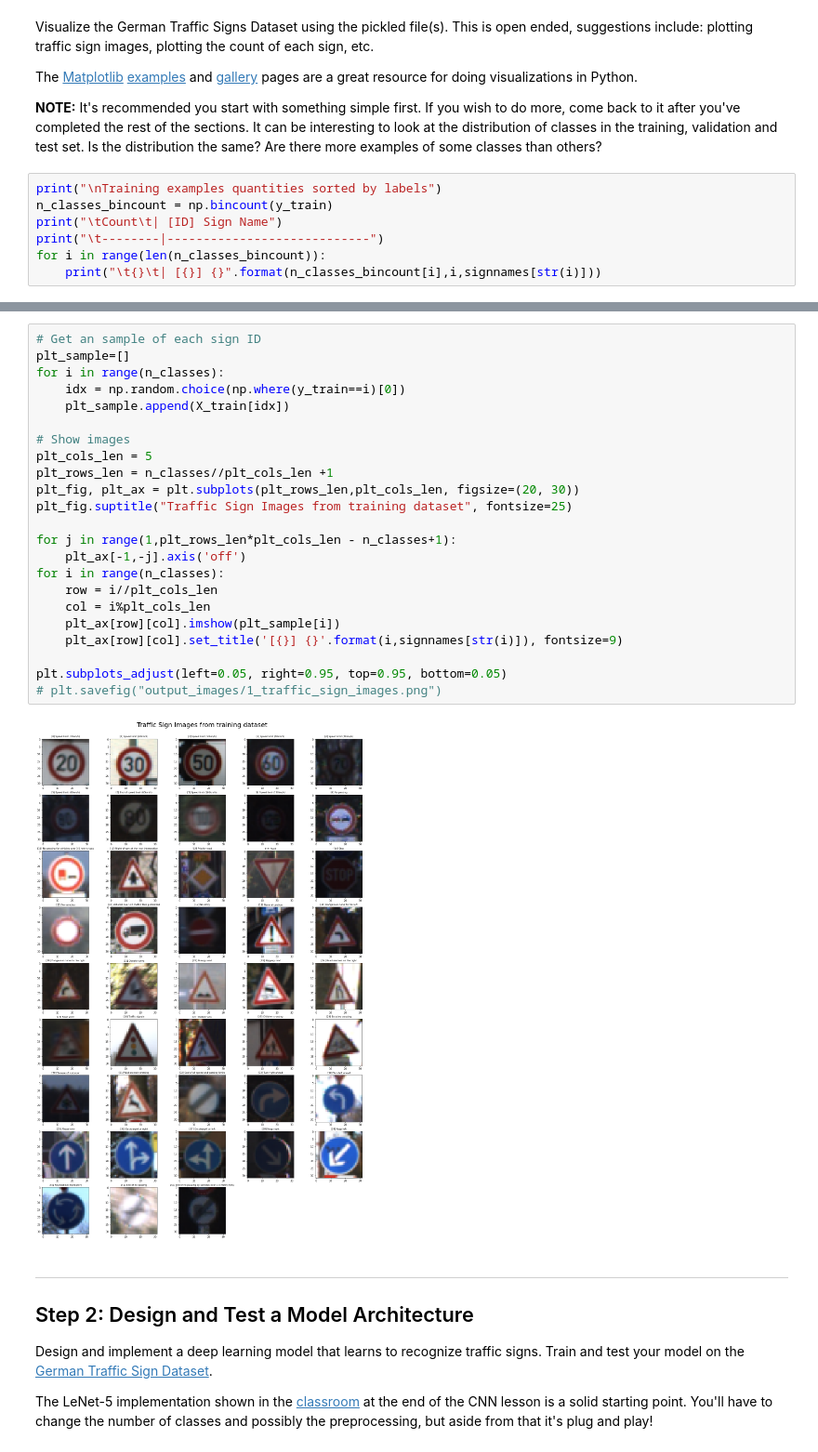
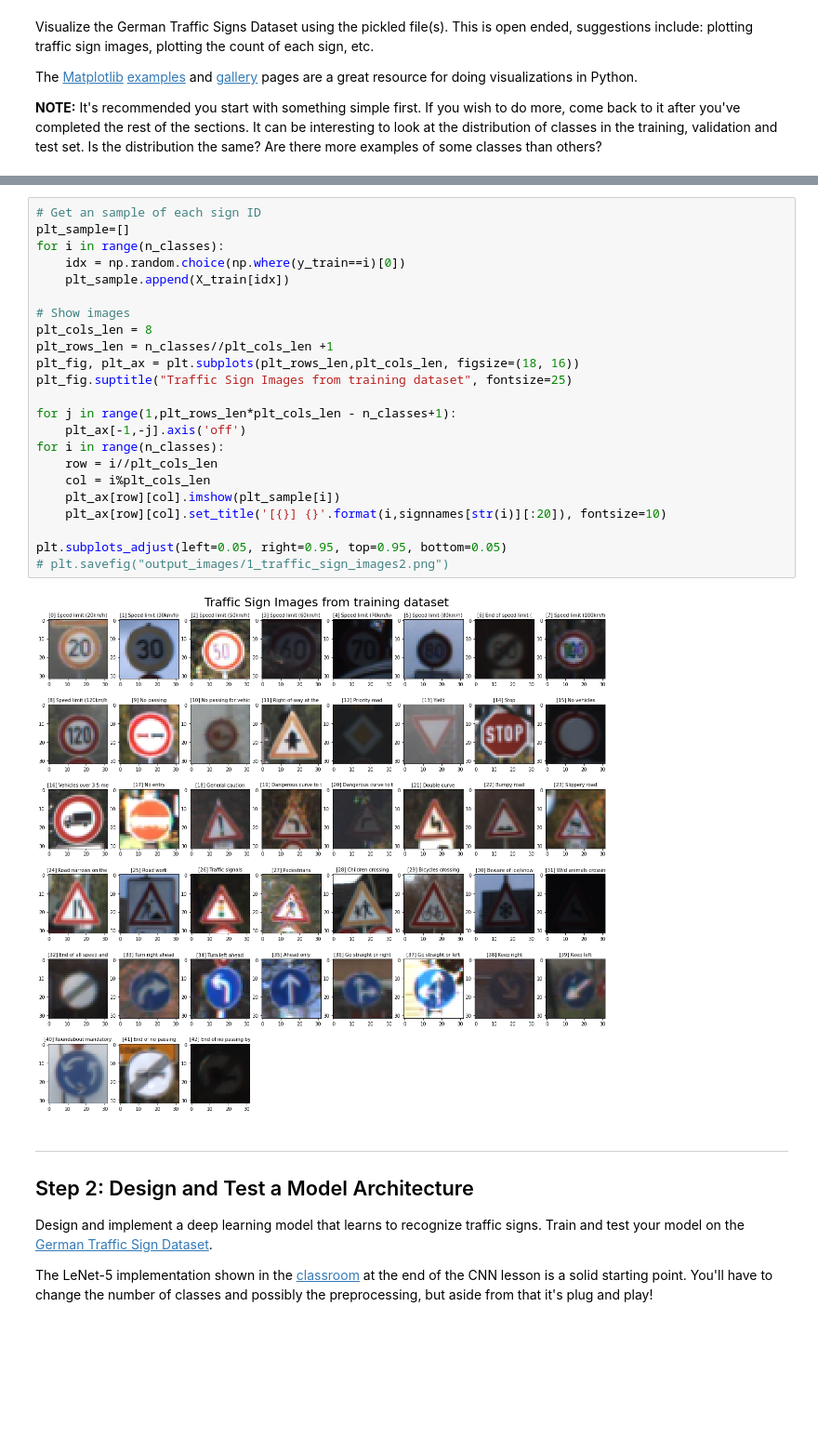
Before and after one commit to rodriguesrenato/CarND-Traffic-Sign-Classifier-Project, a Jupyter notebook: Traffic_Sign_Classifier.ipynb, the cells around one changed output, grey strips where cells are left out. Shown at 93% size. Saved outputs shown, nothing was run; the diff lists cells and outputs as text; blank space fills up the shorter version.

```diff
--- a/Traffic_Sign_Classifier.ipynb
+++ b/Traffic_Sign_Classifier.ipynb
@@ -97,10 +100,3 @@ Visualize the German Traffic Signs Dataset using the pickled file(s). This is op
 The [Matplotlib](http://matplotlib.org/) [examples](http://matplotlib.org/examples/index.html) and [gallery](http://matplotlib.org/gallery.html) pages are a great resource for doing visualizations in Python.
 
 **NOTE:** It's recommended you start with something simple first. If you wish to do more, come back to it after you've completed the rest of the sections. It can be interesting to look at the distribution of classes in the training, validation and test set. Is the distribution the same? Are there more examples of some classes than others?
-# %%
-print("\nTraining examples quantities sorted by labels")
-n_classes_bincount = np.bincount(y_train)
-print("\tCount\t| [ID] Sign Name")
-print("\t--------|----------------------------")
-for i in range(len(n_classes_bincount)):
-    print("\t{}\t| [{}] {}".format(n_classes_bincount[i],i,signnames[str(i)]))
@@ -131,28 +146,28 @@ import matplotlib.pyplot as plt
 # %%
 # Get an sample of each sign ID
 plt_sample=[]
 for i in range(n_classes):
     idx = np.random.choice(np.where(y_train==i)[0])
     plt_sample.append(X_train[idx])
 
 # Show images
-plt_cols_len = 5
+plt_cols_len = 8
 plt_rows_len = n_classes//plt_cols_len +1
-plt_fig, plt_ax = plt.subplots(plt_rows_len,plt_cols_len, figsize=(20, 30))
+plt_fig, plt_ax = plt.subplots(plt_rows_len,plt_cols_len, figsize=(18, 16))
 plt_fig.suptitle("Traffic Sign Images from training dataset", fontsize=25)
 
 for j in range(1,plt_rows_len*plt_cols_len - n_classes+1):
     plt_ax[-1,-j].axis('off')
 for i in range(n_classes):
     row = i//plt_cols_len
     col = i%plt_cols_len
     plt_ax[row][col].imshow(plt_sample[i])
-    plt_ax[row][col].set_title('[{}] {}'.format(i,signnames[str(i)]), fontsize=9)
+    plt_ax[row][col].set_title('[{}] {}'.format(i,signnames[str(i)][:20]), fontsize=10)
 
 plt.subplots_adjust(left=0.05, right=0.95, top=0.95, bottom=0.05)
-# plt.savefig("output_images/1_traffic_sign_images.png")
+# plt.savefig("output_images/1_traffic_sign_images2.png")
 # %% [output]
-[figure, old version]
+[figure, new version]
 # %% [markdown]
 ----
 
```
Also changed, not shown: parts of 72 cells of this notebook.
